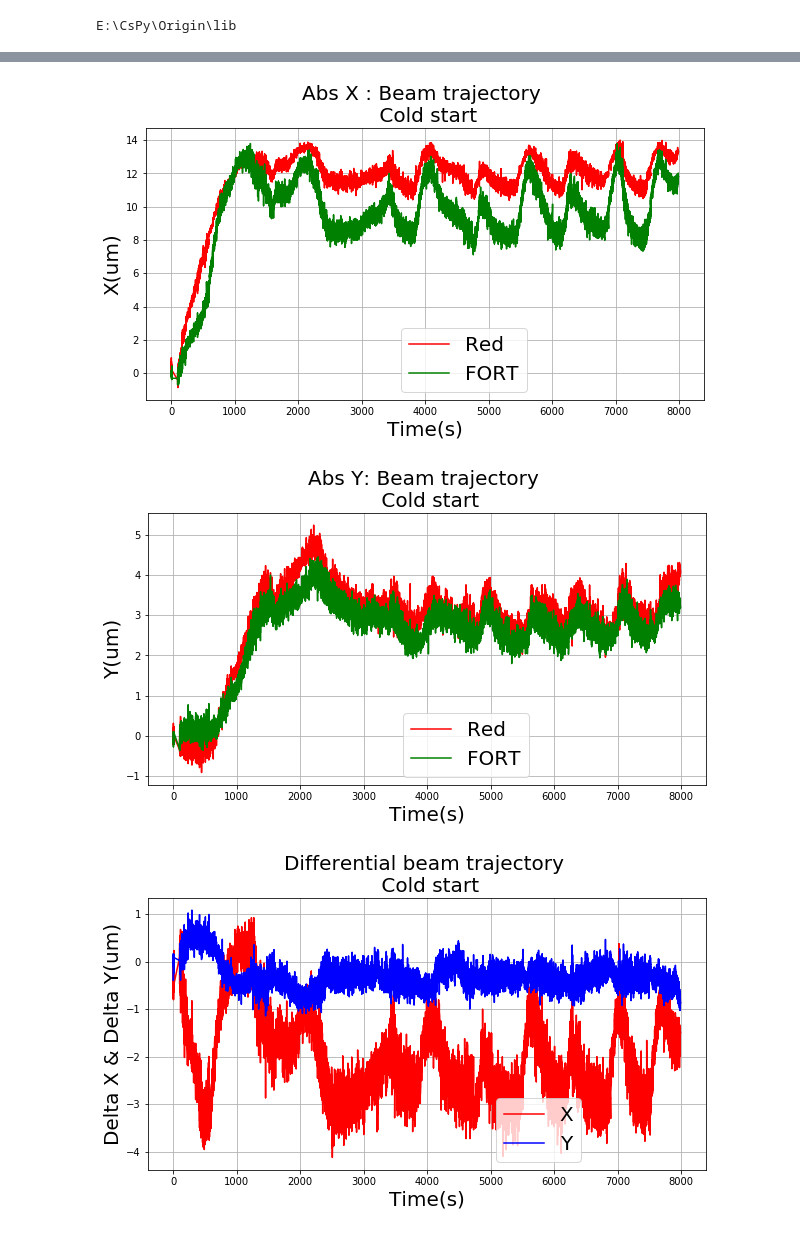
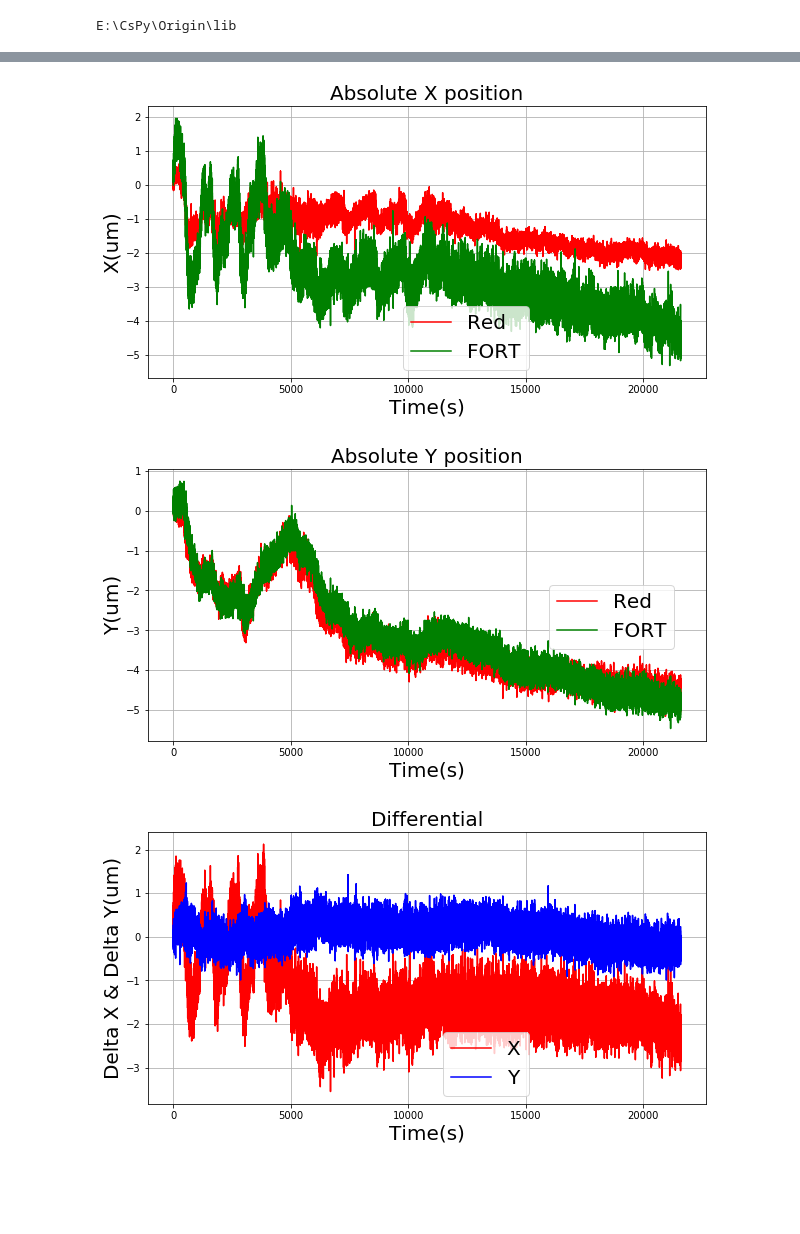
Before and after one commit to kwnminho/Origin, a Jupyter notebook: bin/origin-reader-AlignmentCamera.ipynb, the cells around one changed output, grey strips where cells are left out. Saved outputs shown, nothing was run; the diff lists cells and outputs as text; code cells hidden in the pictures; blank space fills up the shorter version.

Commit message:
thermistor and alignment analysis combined

```diff
--- a/bin/origin-reader-AlignmentCamera.ipynb
+++ b/bin/origin-reader-AlignmentCamera.ipynb
@@ -45,6 +45,6 @@ host='hexlabmonitor.physics.wisc.edu'
 port=5561
 socket.connect("tcp://%s:%s" % (host,port))
 
-stream_test_list = ['Rb_PG_X0','Rb_PG_Y0','Rb_PG_X1','Rb_PG_Y1']
+stream_test_list = ['Rb_PG_X0','Rb_PG_Y0','Rb_PG_X1','Rb_PG_Y1','Rb_CoilThermistor']
 # %% [output]
 E:\CsPy\Origin\lib
@@ -51,5 +58,5 @@ E:\CsPy\Origin\lib
 # %%
-starttime=time.time()-60*60*24
+starttime=time.time()-60*60*6
 stoptime=time.time()-10 # now
 err=[]
 data=[]
@@ -79,47 +110,67 @@ for i in range(0,len(stream_test_list)):
 # %%
 magnification= 36.0/162.22 # 162 pixels from end-to-end (4 spacing = 36 um?)
-cut=-200
+cut=-10
+save=True
 timestamp=np.array(result[u'measurement_time'])[0:cut]/2**32
-X0=magnification*np.array(result['data_camera_data_15102504_stats_X0'])[0:cut]
-X1=magnification*np.array(result['data_camera_data_15102504_stats_X1'])[0:cut]
-Y0=magnification*np.array(result['data_camera_data_15102504_stats_Y0'])[0:cut]
-Y1=magnification*np.array(result['data_camera_data_15102504_stats_Y1'])[0:cut]
+X0=magnification*np.array(result['data_camera_data_15102504_stats_X0'])[0:len(timestamp)]
+X1=magnification*np.array(result['data_camera_data_15102504_stats_X1'])[0:len(timestamp)]
+Y0=magnification*np.array(result['data_camera_data_15102504_stats_Y0'])[0:len(timestamp)]
+Y1=magnification*np.array(result['data_camera_data_15102504_stats_Y1'])[0:len(timestamp)]
+
+
+therm_timestamp=np.array(result2['measurement_time'])/2**32
+therm_resistance=np.array(result2['thermistor'])
+therm_temperature=map(RtoT,therm_resistance)
 # %%
 figuresize=(10,5)
 fontsize=20
 fig=plt.figure(figsize=figuresize)
-plt.plot(timestamp-np.min(timestamp),X0-X0[0],color='r',label='Red')
-plt.plot(timestamp-np.min(timestamp),X1-X1[0],color='g',label='FORT')
+plt.plot(timestamp-np.min(timestamp),X0-X0[0],color='r',label='Red');
+plt.plot(timestamp-np.min(timestamp),X1-X1[0],color='g',label='FORT');
 plt.grid()
 plt.legend(bbox_to_anchor=(0.7, 0.3),fontsize=fontsize)
 plt.ylabel('X(um)',fontsize=fontsize)
 plt.xlabel('Time(s)',fontsize=fontsize)
-plt.title('Abs X : Beam trajectory \n Cold start',fontsize=fontsize)
-plt.savefig('AbsX.png')
+plt.title('Absolute X position',fontsize=fontsize)
+if save:
+    plt.savefig('AbsX.png')
 plt.show()
 
 fig=plt.figure(figsize=figuresize)
-plt.plot(timestamp-np.min(timestamp),Y0-Y0[0],color='r',label='Red')
-plt.plot(timestamp-np.min(timestamp),Y1-Y1[0],color='g',label='FORT')
+plt.plot(timestamp-np.min(timestamp),Y0-Y0[0],color='r',label='Red');
+plt.plot(timestamp-np.min(timestamp),Y1-Y1[0],color='g',label='FORT');
 plt.grid()
 plt.legend(bbox_to_anchor=(0.7, 0.3),fontsize=fontsize)
 plt.ylabel('Y(um)',fontsize=fontsize)
 plt.xlabel('Time(s)',fontsize=fontsize)
-plt.title('Abs Y: Beam trajectory \n Cold start',fontsize=fontsize)
-plt.savefig('AbsY.png')
+plt.title('Absolute Y position',fontsize=fontsize)
+if save:
+    plt.savefig('AbsY.png')
 plt.show()
 
 fig=plt.figure(figsize=figuresize)
-plt.plot(timestamp-np.min(timestamp),X1-X0-(X1[0]-X0[0]),color='red',label='X')
-plt.plot(timestamp-np.min(timestamp),Y1-Y0-(Y1[0]-Y0[0]),color='blue',label='Y')
+plt.plot(timestamp-np.min(timestamp),X1-X0-(X1[0]-X0[0]),color='red',label='X');
+plt.plot(timestamp-np.min(timestamp),Y1-Y0-(Y1[0]-Y0[0]),color='blue',label='Y');
 plt.grid()
 plt.legend(bbox_to_anchor=(0.7, 0.3),fontsize=fontsize)
 plt.ylabel('Delta X & Delta Y(um)',fontsize=fontsize)
 plt.xlabel('Time(s)',fontsize=fontsize)
-plt.title('Differential beam trajectory \n Cold start',fontsize=fontsize)
-plt.savefig('deltaXandY.png')
+plt.title('Differential',fontsize=fontsize)
+if save:
+    plt.savefig('deltaXandY.png')
 plt.show()
+
+fig=plt.figure(figsize=figuresize)
+plt.plot(therm_timestamp-np.min(timestamp),therm_temperature,color='red',label='MOT Z');
+plt.grid()
+plt.legend(bbox_to_anchor=(0.7, 0.3),fontsize=fontsize)
+plt.ylabel('Temperature',fontsize=fontsize)
+plt.xlabel('Time(s)',fontsize=fontsize)
+plt.title('MOT Z coil temperature',fontsize=fontsize)
+if save:
+    plt.savefig('CoilTemperature.png')
+plt.show()
 # %% [output]
-[figure, old version]
+[figure, new version]
-[figure, old version]
+[figure, new version]
-[figure, old version]
+[figure, new version]
```
Also changed, not shown: parts of 5 cells of this notebook.
